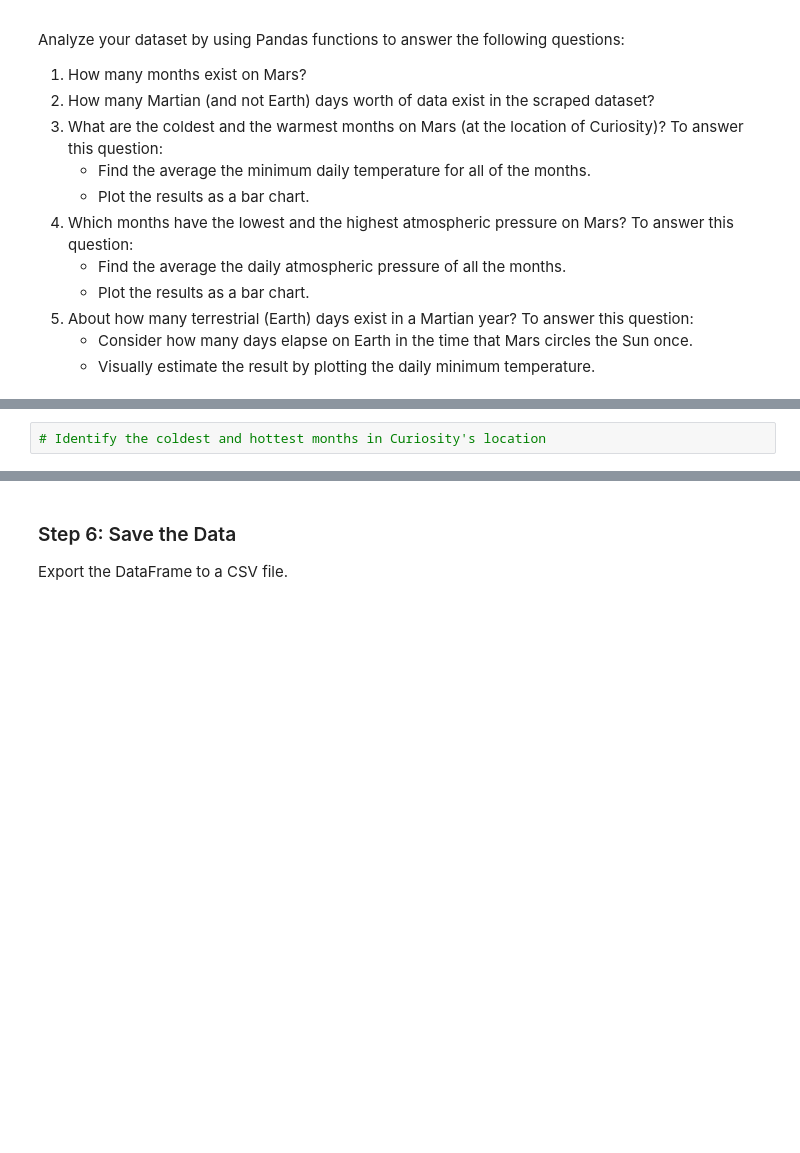
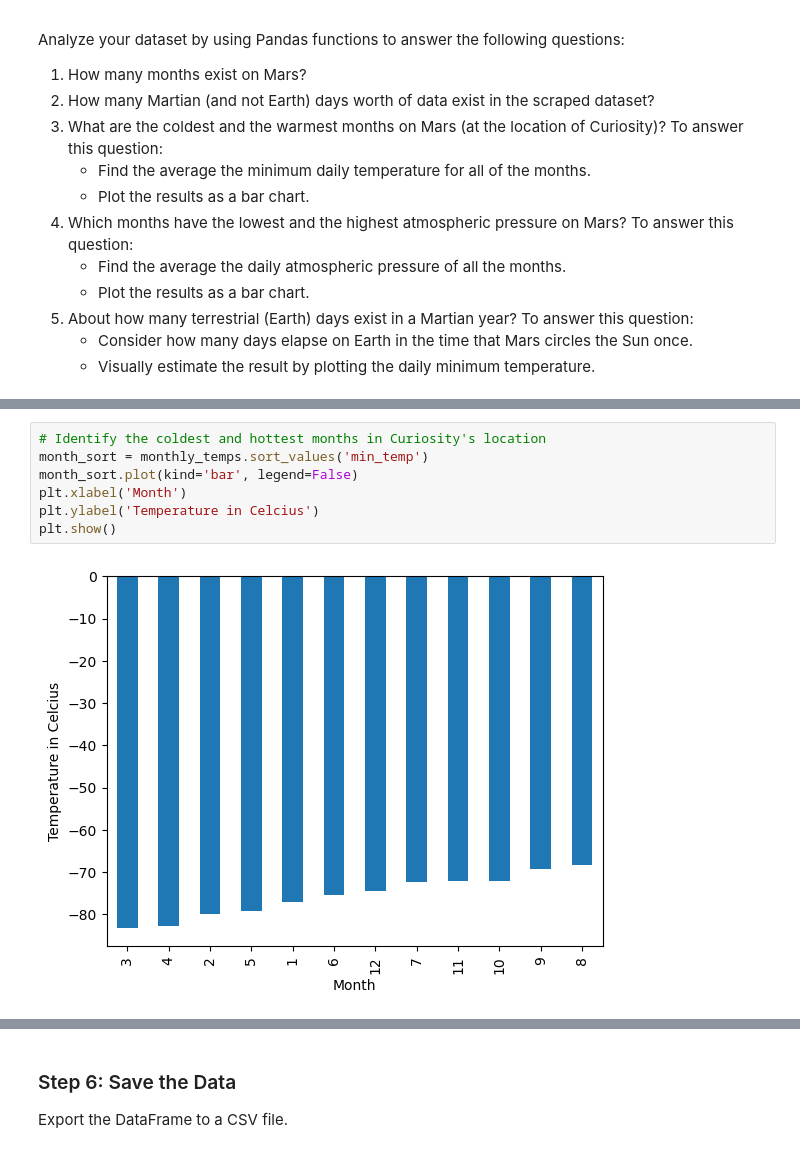
Before and after one commit to eaveltre21189/web_scraping_challenge, a Jupyter notebook: part_2_mars_weather.ipynb, the cells around one changed output, grey strips where cells are left out. Cells and saved outputs as stored; diff of their text form; blank space fills up the shorter version.

```diff
--- a/part_2_mars_weather.ipynb
+++ b/part_2_mars_weather.ipynb
@@ -129,4 +182,11 @@ Analyze your dataset by using Pandas functions to answer the following questions
 # %%
 # Identify the coldest and hottest months in Curiosity's location
+month_sort = monthly_temps.sort_values('min_temp')
+month_sort.plot(kind='bar', legend=False)
+plt.xlabel('Month')
+plt.ylabel('Temperature in Celcius')
+plt.show()
+# %% [output]
+[figure, added]
 # %%
 # 4. Average pressure by Martian month
```
Also changed, not shown: parts of 19 cells of this notebook.
